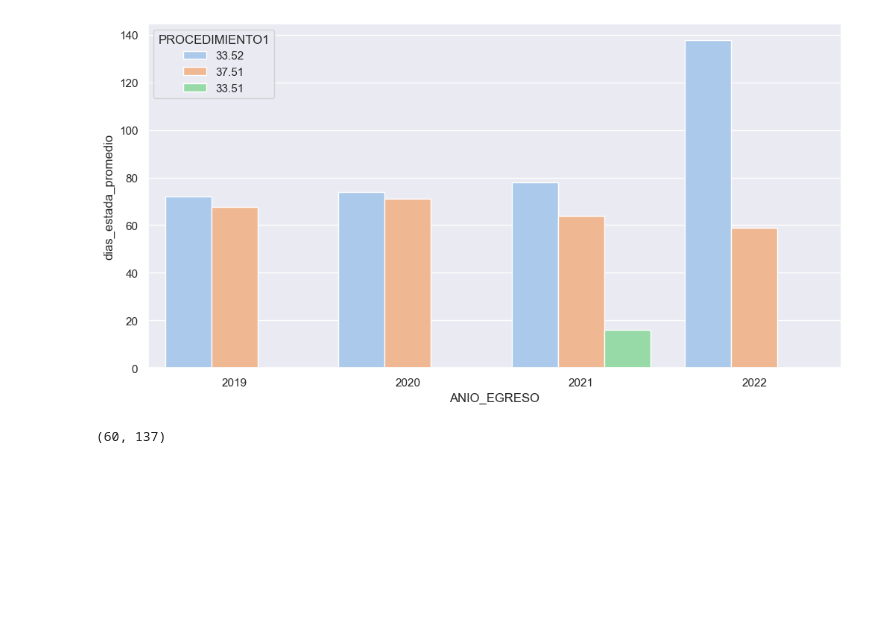
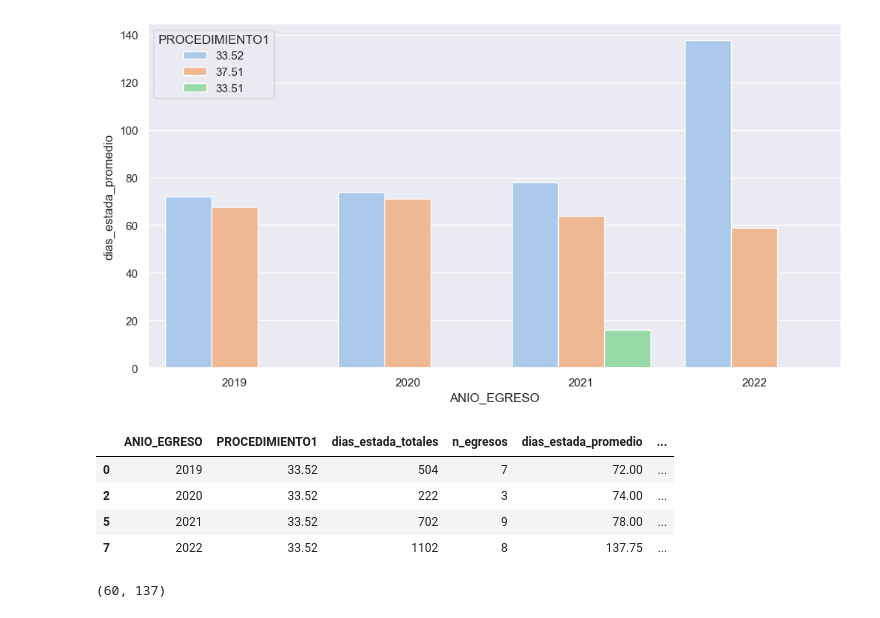
Before and after one commit to JavierRojas14/grd, a Jupyter notebook: notebooks/8.0-transplants-.ipynb, the cells around one changed output. Saved outputs shown, nothing was run; the diff lists cells and outputs as text; code cells hidden in the pictures; blank space fills up the shorter version.

Commit message:
Obtiene metricas de trasplantes

```diff
--- a/notebooks/8.0-transplants-.ipynb
+++ b/notebooks/8.0-transplants-.ipynb
@@ -59,6 +59,14 @@ ax = sns.barplot(
 plt.show()
 # %% [output]
 [figure]
+# %%
+resumen_estancia_trasplantes.query("PROCEDIMIENTO1 == '33.52'")
+# %% [output]
+|  | ANIO_EGRESO | PROCEDIMIENTO1 | dias_estada_totales | n_egresos | dias_estada_promedio | ... |
+| 0 | 2019 | 33.52 | 504 | 7 | 72.00 | ... |
+| 2 | 2020 | 33.52 | 222 | 3 | 74.00 | ... |
+| 5 | 2021 | 33.52 | 702 | 9 | 78.00 | ... |
+| 7 | 2022 | 33.52 | 1102 | 8 | 137.75 | ... |
 # %%
 # Convierte el DataFrame de polars a pandas
 df_torax_pandas = df_torax.to_pandas()
```
Also changed, not shown: parts of 2 cells of this notebook.
